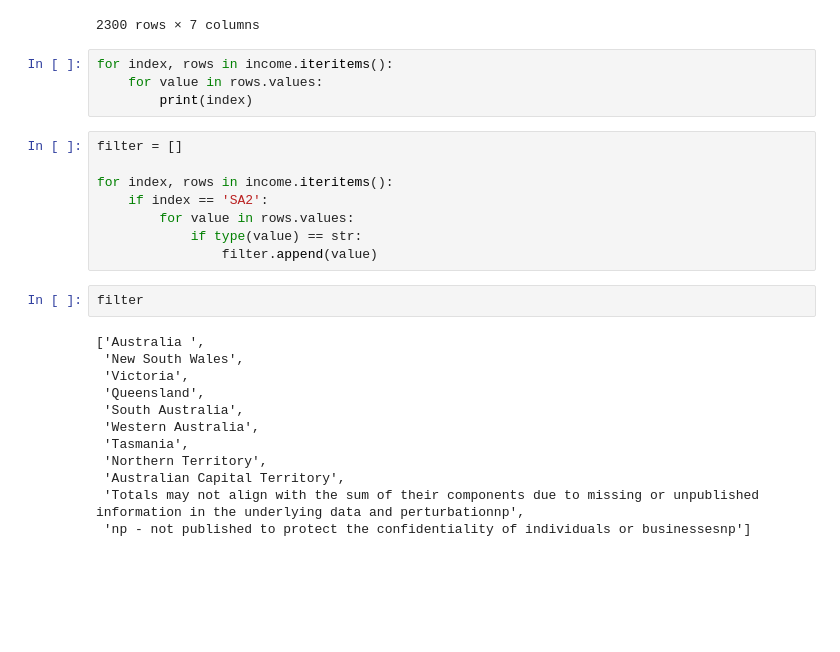
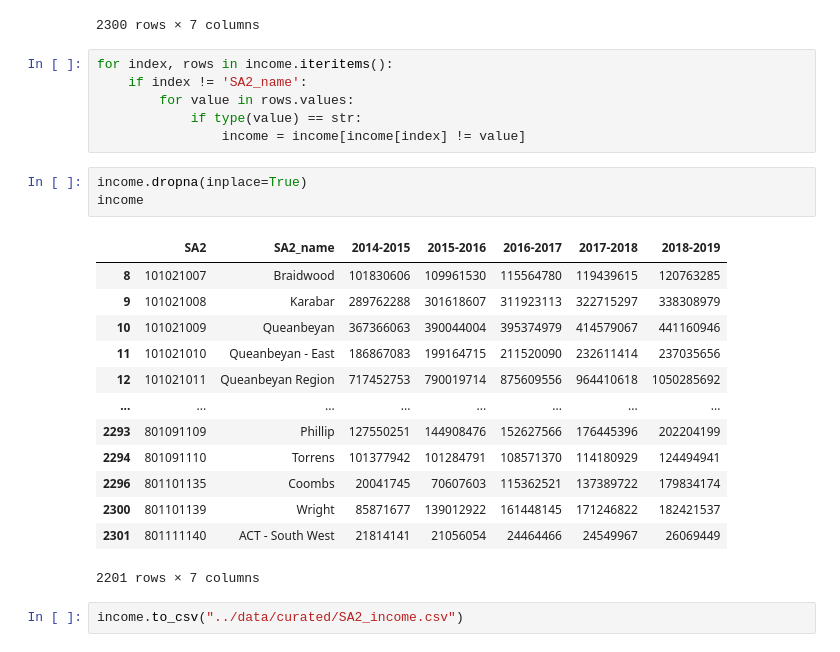
Before and after one commit to MAST30034-Applied-Data-Science/generic-buy-now-pay-later-project-group-10-bnpl, a Jupyter notebook: notebooks/External dataset EDA.ipynb, the cells around one changed output. Saved outputs shown, nothing was run; the diff lists cells and outputs as text; blank space fills up the shorter version.

Commit message:
SA2 income data cleaned and saved

```diff
--- a/notebooks/External dataset EDA.ipynb
+++ b/notebooks/External dataset EDA.ipynb
@@ -196,27 +180,26 @@ income
 2300 rows × 7 columns
 # %%
 for index, rows in income.iteritems():
-    for value in rows.values:
-        print(index)
+    if index != 'SA2_name':
+        for value in rows.values:
+            if type(value) == str:
+                income = income[income[index] != value]
-# %%
-filter = []
-
-for index, rows in income.iteritems():
-    if index == 'SA2':
-        for value in rows.values:
-            if type(value) == str:
-                filter.append(value)
-# %%
-filter
-# %% [output]
-['Australia ',
- 'New South Wales',
- 'Victoria',
- 'Queensland',
- 'South Australia',
- 'Western Australia',
- 'Tasmania',
- 'Northern Territory',
- 'Australian Capital Territory',
- 'Totals may not align with the sum of their components due to missing or unpublished information in the underlying data and perturbationnp',
- 'np - not published to protect the confidentiality of individuals or businessesnp']
+# %%
+income.dropna(inplace=True)
+income
+# %% [output]
+|  | SA2 | SA2_name | 2014-2015 | 2015-2016 | 2016-2017 | 2017-2018 | 2018-2019 |
+| 8 | 101021007 | Braidwood | 101830606 | 109961530 | 115564780 | 119439615 | 120763285 |
+| 9 | 101021008 | Karabar | 289762288 | 301618607 | 311923113 | 322715297 | 338308979 |
+| 10 | 101021009 | Queanbeyan | 367366063 | 390044004 | 395374979 | 414579067 | 441160946 |
+| 11 | 101021010 | Queanbeyan - East | 186867083 | 199164715 | 211520090 | 232611414 | 237035656 |
+| 12 | 101021011 | Queanbeyan Region | 717452753 | 790019714 | 875609556 | 964410618 | 1050285692 |
+| ... | ... | ... | ... | ... | ... | ... | ... |
+| 2293 | 801091109 | Phillip | 127550251 | 144908476 | 152627566 | 176445396 | 202204199 |
+| 2294 | 801091110 | Torrens | 101377942 | 101284791 | 108571370 | 114180929 | 124494941 |
+| 2296 | 801101135 | Coombs | 20041745 | 70607603 | 115362521 | 137389722 | 179834174 |
+| 2300 | 801101139 | Wright | 85871677 | 139012922 | 161448145 | 171246822 | 182421537 |
+| 2301 | 801111140 | ACT - South West | 21814141 | 21056054 | 24464466 | 24549967 | 26069449 |
+2201 rows × 7 columns
+# %%
+income.to_csv("../data/curated/SA2_income.csv")
```
Also changed, not shown: parts of 1 cell of this notebook, 1 other file.
